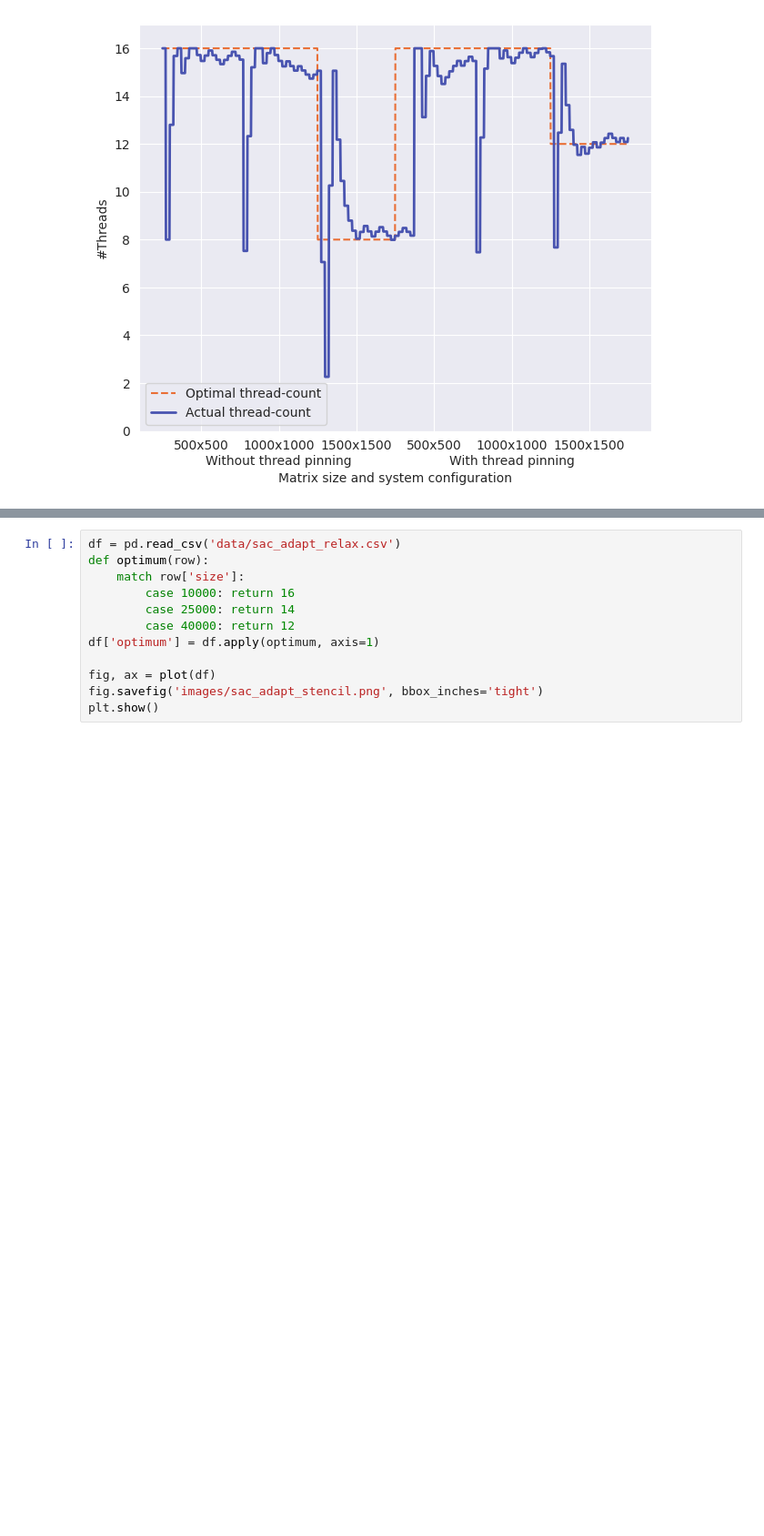
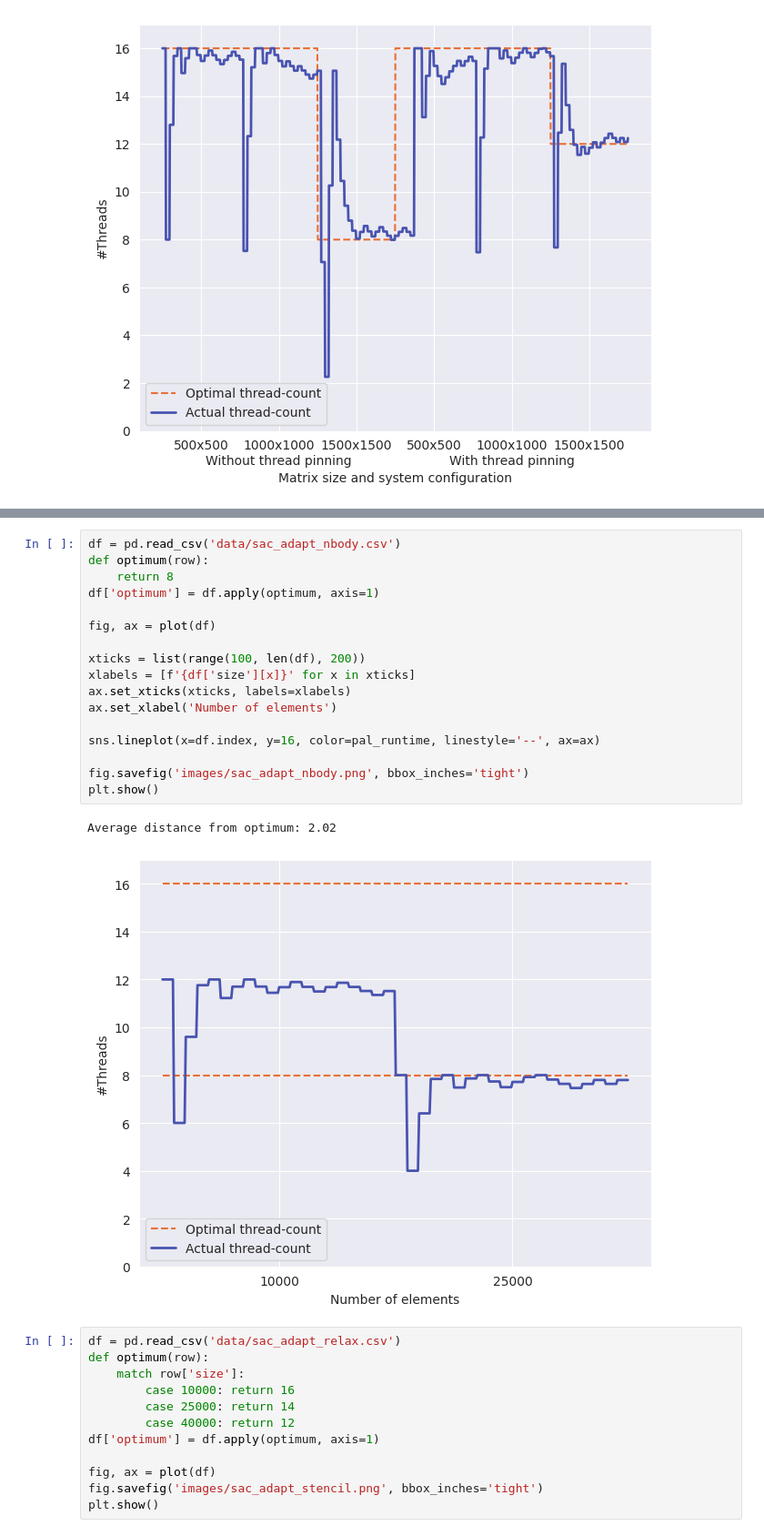
Before and after one commit to JordyAaldering/mtdynamic, a Jupyter notebook: adapt.ipynb, the cells around one changed output, grey strips where cells are left out. Shown at 91% size. Cells and saved outputs as stored; diff of their text form; blank space fills up the shorter version.

```diff
--- a/adapt.ipynb
+++ b/adapt.ipynb
@@ -94,6 +95,26 @@ plt.show()
 # %% [output]
 Average distance from optimum: 5.18
 [figure]
+# %%
+df = pd.read_csv('data/sac_adapt_nbody.csv')
+def optimum(row):
+    return 8
+df['optimum'] = df.apply(optimum, axis=1)
+
+fig, ax = plot(df)
+
+xticks = list(range(100, len(df), 200))
+xlabels = [f'{df['size'][x]}' for x in xticks]
+ax.set_xticks(xticks, labels=xlabels)
+ax.set_xlabel('Number of elements')
+
+sns.lineplot(x=df.index, y=16, color=pal_runtime, linestyle='--', ax=ax)
+
+fig.savefig('images/sac_adapt_nbody.png', bbox_inches='tight')
+plt.show()
+# %% [output]
+Average distance from optimum: 2.02
+[figure, added]
 # %%
 df = pd.read_csv('data/sac_adapt_relax.csv')
 def optimum(row):
```
Also changed, not shown: parts of 2 cells of this notebook, 5 other files.
